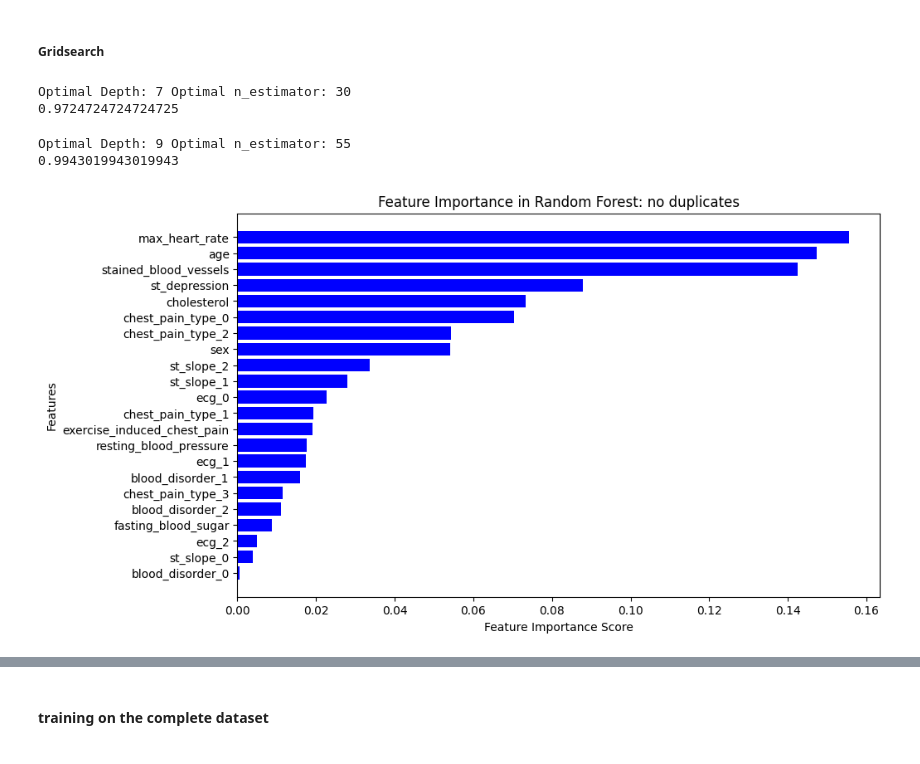
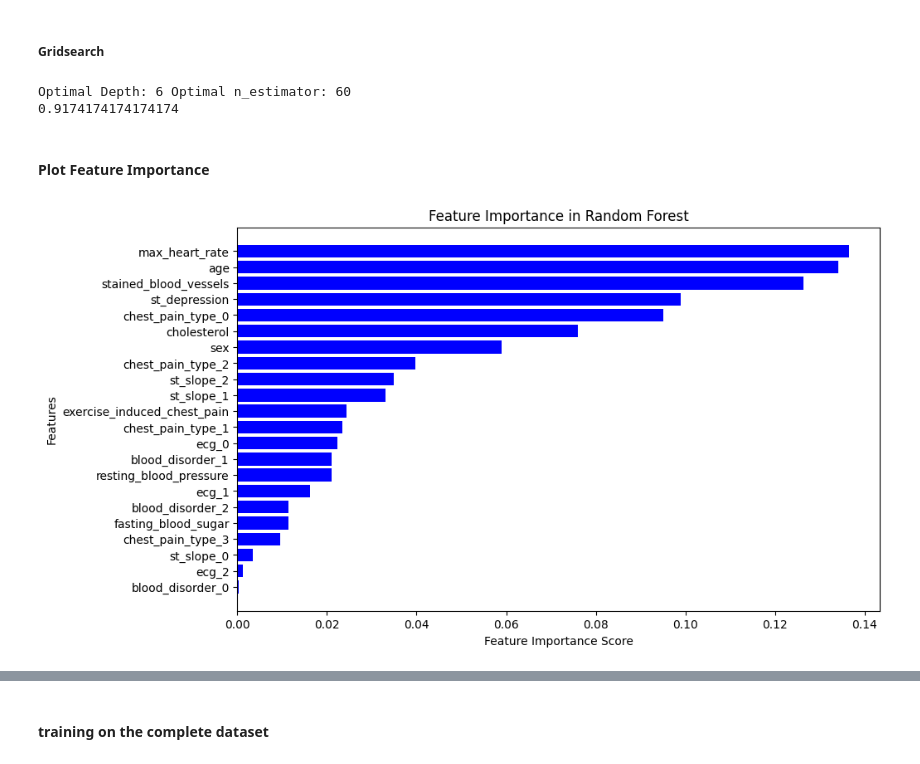
Before and after one commit to JoshTech1000/LibertyIT-Task, a Jupyter notebook: liberty_it_heart_disease_task.ipynb, the cells around one changed output, grey strips where cells are left out. Saved outputs shown, nothing was run; the diff lists cells and outputs as text; code cells hidden in the pictures.

```diff
--- a/liberty_it_heart_disease_task.ipynb
+++ b/liberty_it_heart_disease_task.ipynb
@@ -258,6 +259,5 @@ heart_disease_df_cp_filtered_no_dup = heart_disease_df_cp_filtered.drop_duplicat
 # %%
-# no dup
-y_no_dup = heart_disease_df_cp_filtered_no_dup.heart_disease
-predictors_no_dup = heart_disease_df_cp_filtered_no_dup.drop(["heart_disease"], axis=1)
+y = heart_disease_df_cp_filtered_no_dup.heart_disease
+predictors = heart_disease_df_cp_filtered_no_dup.drop(["heart_disease"], axis=1)
 
-X_train, X_test, y_train, y_test = train_test_split(predictors_no_dup, y_no_dup, random_state=100, test_size=0.2, stratify=y_no_dup)
+X_train, X_test, y_train, y_test = train_test_split(predictors, y, random_state=100, test_size=0.2, stratify=y)
@@ -270,3 +264,6 @@ X_traind, X_testd, y_traind, y_testd = train_test_split(predictors_dup, y_dup, r
+# %%
+# oversampling the minority class in the training dataset
+X_train_r, y_train_r = RandomOverSampler(random_state=0).fit_resample(X_train, y_train)
 # %% [markdown]
 #### Model
 # %%
@@ -277,45 +274,30 @@ rfc = RandomForestClassifier(random_state=100, class_weight="balanced")
 skf = StratifiedKFold(n_splits=3, shuffle=True, random_state=100)
 param_grid_rfc = {'max_depth': list(range(2, 10)), 'n_estimators': list(range(5, 100, 5))}
 # %%
-# no dup
-grid_search_rfc_no_dup = GridSearchCV(rfc, param_grid_rfc, cv=skf, scoring=["f1", "recall"], refit="recall", n_jobs=-1)
-grid_search_rfc_no_dup.fit(X_train, y_train)
+grid_search_rfc = GridSearchCV(rfc, param_grid_rfc, cv=skf, scoring=["f1", "recall"], refit="recall", n_jobs=-1)
+grid_search_rfc.fit(X_train_r, y_train_r)
 
-print("Optimal Depth:", grid_search_rfc_no_dup.best_params_['max_depth'],
-      "Optimal n_estimator:", grid_search_rfc_no_dup.best_params_['n_estimators']
+print("Optimal Depth:", grid_search_rfc.best_params_['max_depth'],
+      "Optimal n_estimator:", grid_search_rfc.best_params_['n_estimators']
 )
 
-print(grid_search_rfc_no_dup.best_score_)
+print(grid_search_rfc.best_score_)
 # %% [output]
-Optimal Depth: 7 Optimal n_estimator: 30
-0.9724724724724725
+Optimal Depth: 6 Optimal n_estimator: 60
+0.9174174174174174
-# %%
-# with dup
-grid_search_rfc_dup = GridSearchCV(rfc, param_grid_rfc, cv=skf, scoring=["f1", "recall"], refit="recall", n_jobs=-1)
-grid_search_rfc_dup.fit(X_traind, y_traind)
-
-print("Optimal Depth:", grid_search_rfc_dup.best_params_['max_depth'],
-      "Optimal n_estimator:", grid_search_rfc_dup.best_params_['n_estimators']
-)
-
-print(grid_search_rfc_dup.best_score_)
-# %% [output]
-Optimal Depth: 9 Optimal n_estimator: 55
-0.9943019943019943
+# %% [markdown]
+#### Plot Feature Importance
 # %%
-#feature importance # NO DUPLICATES
-
 # Get Feature Importance
-feature_importance = pd.DataFrame({'Feature': predictors_no_dup.columns, 'Importance': grid_search_rfc_no_dup.best_estimator_.feature_importances_})
+feature_importance = pd.DataFrame({'Feature': predictors.columns, 'Importance': grid_search_rfc.best_estimator_.feature_importances_})
 feature_importance = feature_importance.sort_values(by='Importance', ascending=False)
 
-# Plot Feature Importance
 plt.figure(figsize=(10, 6))
 plt.barh(feature_importance['Feature'], feature_importance['Importance'], color='blue')
 plt.xlabel("Feature Importance Score")
 plt.ylabel("Features")
-plt.title("Feature Importance in Random Forest: no duplicates")
+plt.title("Feature Importance in Random Forest")
 plt.gca().invert_yaxis()  # Invert Y-axis for descending order
 plt.show()
 # %% [output]
-[figure, old version]
+[figure, new version]
```
Also changed, not shown: parts of 16 cells of this notebook.
